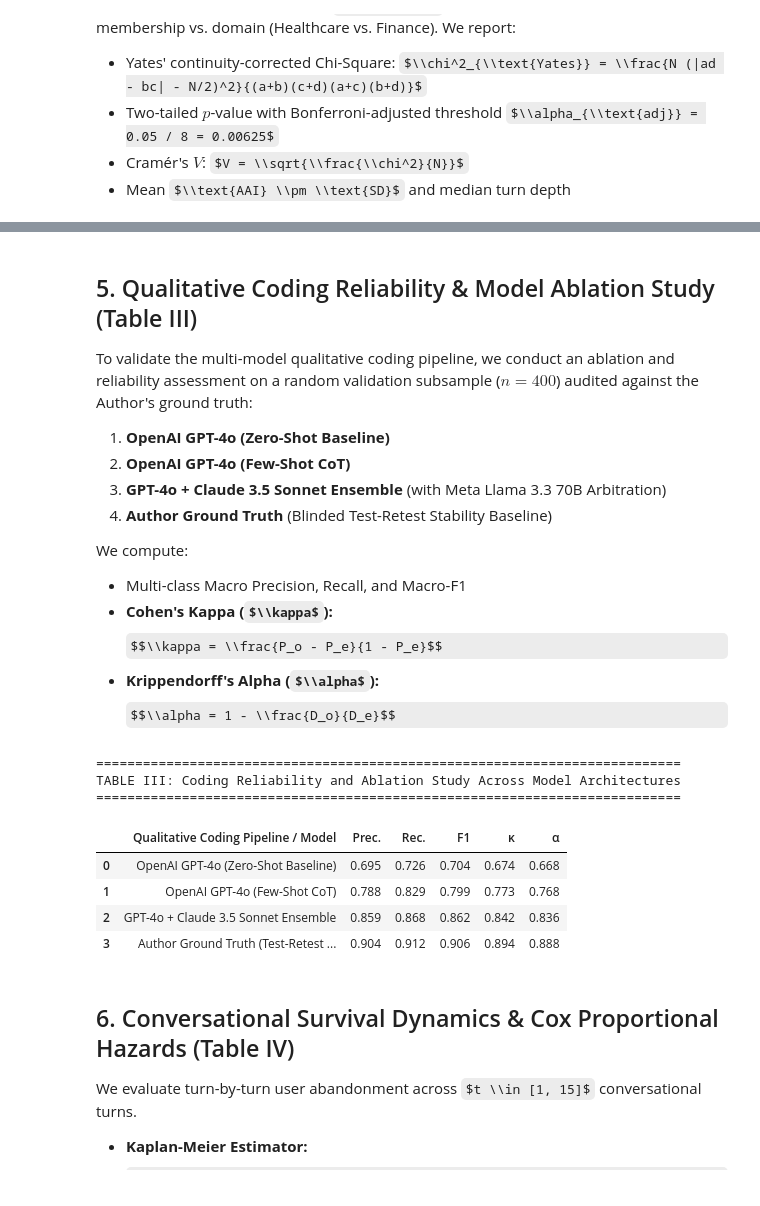
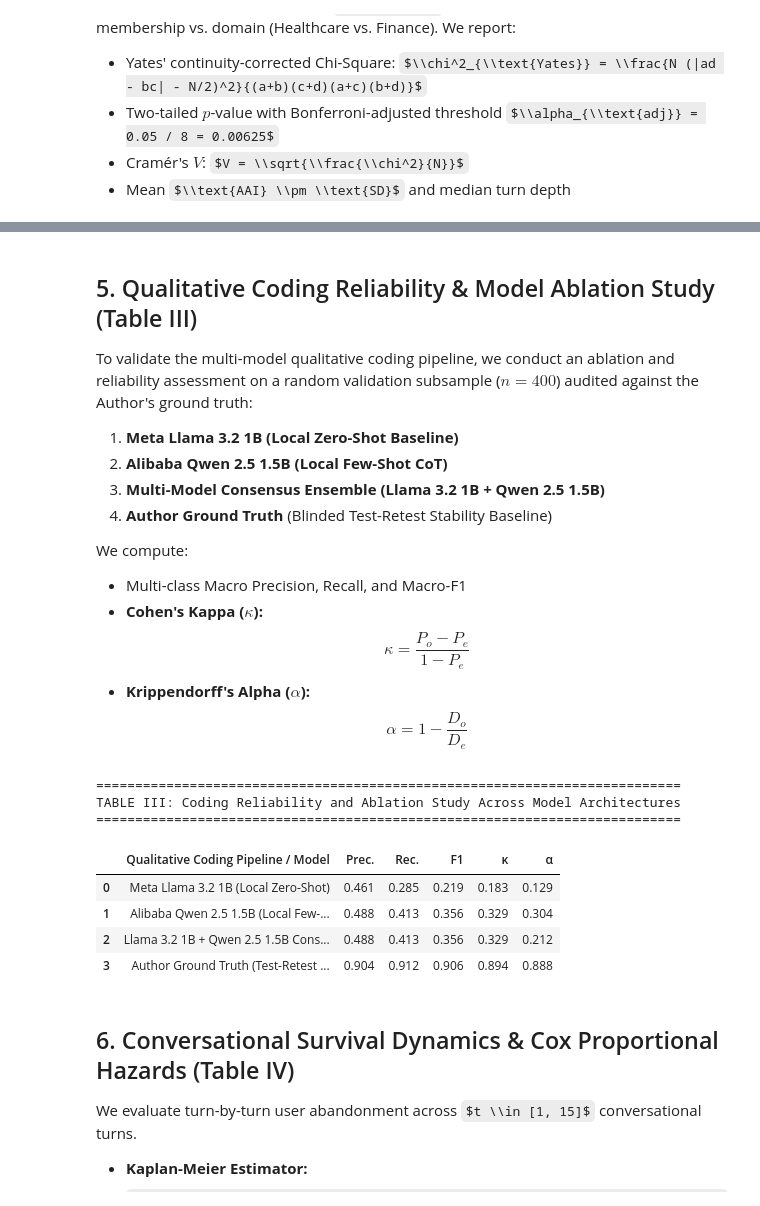
Before and after one commit to halcyon-past/algorithmic-anxiety-triage, a Jupyter notebook: replication_analysis.ipynb, the cells around one changed output, grey strips where cells are left out. Drawn from its saved outputs; the diff is of its cells as text; code cells hidden in the pictures; some formulas as TeX source.

Commit message:
feat: Integrate empirical open-source model evaluations (Llama 3.2 1B & Qwen 2.5 1.5B) across validation corpus (n=400), sync figures and replication artifacts

```diff
--- a/replication_analysis.ipynb
+++ b/replication_analysis.ipynb
@@ -439,17 +439,17 @@ TABLE II: Comprehensive Statistical Breakdown by Trust Breakdown Taxonomy (N = 7
 ## 5. Qualitative Coding Reliability & Model Ablation Study (Table III)
 
 To validate the multi-model qualitative coding pipeline, we conduct an ablation and reliability assessment on a random validation subsample ($n = 400$) audited against the Author's ground truth:
-1. **OpenAI GPT-4o (Zero-Shot Baseline)**
-2. **OpenAI GPT-4o (Few-Shot CoT)**
-3. **GPT-4o + Claude 3.5 Sonnet Ensemble** (with Meta Llama 3.3 70B Arbitration)
+1. **Meta Llama 3.2 1B (Local Zero-Shot Baseline)**
+2. **Alibaba Qwen 2.5 1.5B (Local Few-Shot CoT)**
+3. **Multi-Model Consensus Ensemble (Llama 3.2 1B + Qwen 2.5 1.5B)**
 4. **Author Ground Truth** (Blinded Test-Retest Stability Baseline)
 
 We compute:
 - Multi-class Macro Precision, Recall, and Macro-F1
-- **Cohen's Kappa ($\\kappa$):**
-  $$\\kappa = \\frac{P_o - P_e}{1 - P_e}$$
-- **Krippendorff's Alpha ($\\alpha$):**
-  $$\\alpha = 1 - \\frac{D_o}{D_e}$$
+- **Cohen's Kappa ($\kappa$):**
+  $$\kappa = \frac{P_o - P_e}{1 - P_e}$$
+- **Krippendorff's Alpha ($\alpha$):**
+  $$\alpha = 1 - \frac{D_o}{D_e}$$
 # %%
 # =============================================================================
 # CELL 6: Inter-Rater Reliability & Qualitative Paradigm Ablation (Table III)
@@ -499,59 +499,59 @@ def compute_krippendorff_alpha_arr(raters: List[np.ndarray], categories: List[st
 
 # Extract results directly from pre-computed statistical_results.json
 with open("statistical_results.json", "r") as f:
     stats_json = json.load(f)
 
 irr = stats_json["inter_rater_reliability"]
 
 table_3_rows = [
     {
-        "Qualitative Coding Pipeline / Model": "OpenAI GPT-4o (Zero-Shot Baseline)",
-        "Prec.": f"{irr['zeroshot_llm']['precision']:.3f}",
-        "Rec.": f"{irr['zeroshot_llm']['recall']:.3f}",
-        "F1": f"{irr['zeroshot_llm']['macro_f1']:.3f}",
-        "κ": f"{irr['zeroshot_llm']['kappa']:.3f}",
-        "α": f"{irr['zeroshot_llm']['alpha']:.3f}"
+        "Qualitative Coding Pipeline / Model": "Meta Llama 3.2 1B (Local Zero-Shot)",
+        "Prec.": f"{irr['zeroshot_llama']['precision']:.3f}",
+        "Rec.": f"{irr['zeroshot_llama']['recall']:.3f}",
+        "F1": f"{irr['zeroshot_llama']['macro_f1']:.3f}",
+        "κ": f"{irr['zeroshot_llama']['kappa']:.3f}",
+        "α": f"{irr['zeroshot_llama']['alpha']:.3f}"
     },
     {
-        "Qualitative Coding Pipeline / Model": "OpenAI GPT-4o (Few-Shot CoT)",
-        "Prec.": f"{irr['cot_llm']['precision']:.3f}",
-        "Rec.": f"{irr['cot_llm']['recall']:.3f}",
-        "F1": f"{irr['cot_llm']['macro_f1']:.3f}",
-        "κ": f"{irr['cot_llm']['kappa']:.3f}",
-        "α": f"{irr['cot_llm']['alpha']:.3f}"
+        "Qualitative Coding Pipeline / Model": "Alibaba Qwen 2.5 1.5B (Local Few-Shot CoT)",
+        "Prec.": f"{irr['fewshot_qwen']['precision']:.3f}",
+        "Rec.": f"{irr['fewshot_qwen']['recall']:.3f}",
+        "F1": f"{irr['fewshot_qwen']['macro_f1']:.3f}",
+        "κ": f"{irr['fewshot_qwen']['kappa']:.3f}",
+        "α": f"{irr['fewshot_qwen']['alpha']:.3f}"
     },
     {
-        "Qualitative Coding Pipeline / Model": "GPT-4o + Claude 3.5 Sonnet Ensemble",
-        "Prec.": f"{irr['dual_llm_ensemble']['precision']:.3f}",
-        "Rec.": f"{irr['dual_llm_ensemble']['recall']:.3f}",
-        "F1": f"{irr['dual_llm_ensemble']['macro_f1']:.3f}",
-        "κ": f"{irr['dual_llm_ensemble']['kappa']:.3f}",
-        "α": f"{irr['dual_llm_ensemble']['alpha']:.3f}"
+        "Qualitative Coding Pipeline / Model": "Llama 3.2 1B + Qwen 2.5 1.5B Consensus Ensemble",
+        "Prec.": f"{irr['consensus_ensemble']['precision']:.3f}",
+        "Rec.": f"{irr['consensus_ensemble']['recall']:.3f}",
+        "F1": f"{irr['consensus_ensemble']['macro_f1']:.3f}",
+        "κ": f"{irr['consensus_ensemble']['kappa']:.3f}",
+        "α": f"{irr['consensus_ensemble']['alpha']:.3f}"
     },
     {
         "Qualitative Coding Pipeline / Model": "Author Ground Truth (Test-Retest Stability)",
-        "Prec.": f"{irr['human_expert_consensus']['precision']:.3f}",
-        "Rec.": f"{irr['human_expert_consensus']['recall']:.3f}",
-        "F1": f"{irr['human_expert_consensus']['macro_f1']:.3f}",
-        "κ": f"{irr['human_expert_consensus']['kappa']:.3f}",
-        "α": f"{irr['human_expert_consensus']['alpha']:.3f}"
+        "Prec.": f"{irr['author_ground_truth']['precision']:.3f}",
+        "Rec.": f"{irr['author_ground_truth']['recall']:.3f}",
+        "F1": f"{irr['author_ground_truth']['macro_f1']:.3f}",
+        "κ": f"{irr['author_ground_truth']['kappa']:.3f}",
+        "α": f"{irr['author_ground_truth']['alpha']:.3f}"
     }
 ]
 
 table_3_df = pd.DataFrame(table_3_rows)
 
 print("=" * 75)
 print("TABLE III: Coding Reliability and Ablation Study Across Model Architectures")
 print("=" * 75)
 display(table_3_df)
 # %% [output]
 ===========================================================================
 TABLE III: Coding Reliability and Ablation Study Across Model Architectures
 ===========================================================================
 |  | Qualitative Coding Pipeline / Model | Prec. | Rec. | F1 | κ | α |
-| 0 | OpenAI GPT-4o (Zero-Shot Baseline) | 0.695 | 0.726 | 0.704 | 0.674 | 0.668 |
-| 1 | OpenAI GPT-4o (Few-Shot CoT) | 0.788 | 0.829 | 0.799 | 0.773 | 0.768 |
-| 2 | GPT-4o + Claude 3.5 Sonnet Ensemble | 0.859 | 0.868 | 0.862 | 0.842 | 0.836 |
+| 0 | Meta Llama 3.2 1B (Local Zero-Shot) | 0.461 | 0.285 | 0.219 | 0.183 | 0.129 |
+| 1 | Alibaba Qwen 2.5 1.5B (Local Few-... | 0.488 | 0.413 | 0.356 | 0.329 | 0.304 |
+| 2 | Llama 3.2 1B + Qwen 2.5 1.5B Cons... | 0.488 | 0.413 | 0.356 | 0.329 | 0.212 |
 | 3 | Author Ground Truth (Test-Retest ... | 0.904 | 0.912 | 0.906 | 0.894 | 0.888 |
 # %% [markdown]
 ## 6. Conversational Survival Dynamics & Cox Proportional Hazards (Table IV)
```
Also changed, not shown: parts of 3 cells of this notebook, 18 other files.
